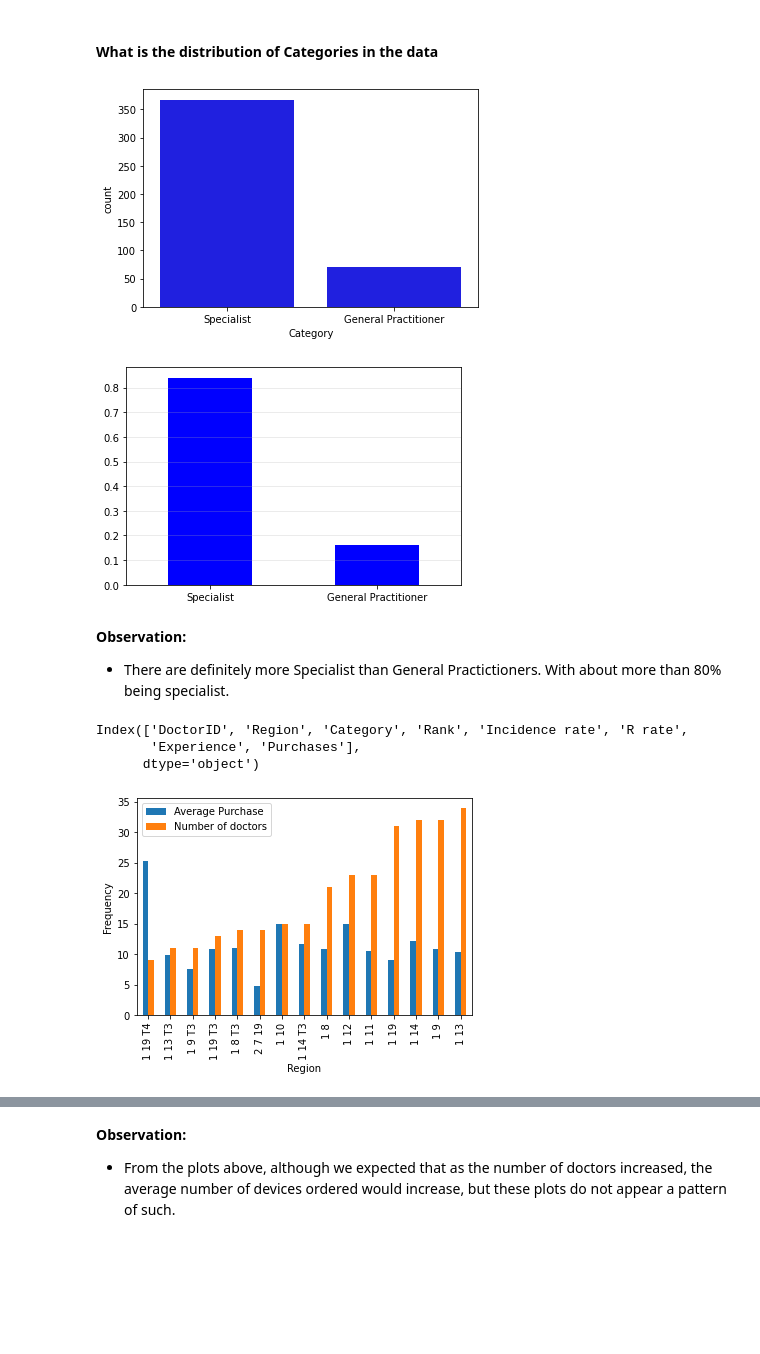
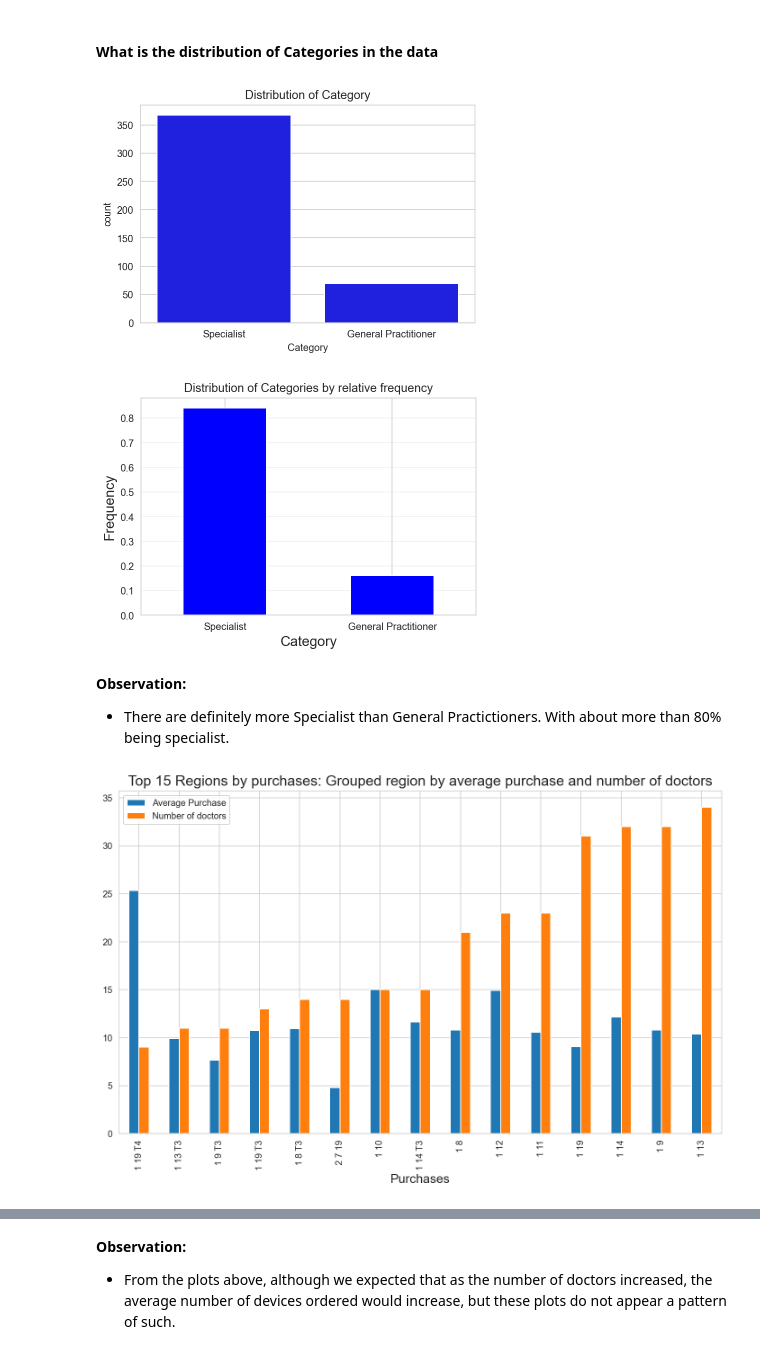
Before and after one commit to deelight-del/Clustering_doctors, a Jupyter notebook: Kprototype algorithm.ipynb, the cells around one changed output, grey strips where cells are left out. Cells and saved outputs as stored; diff of their text form; code cells hidden in the pictures; blank space fills up the shorter version.

```diff
--- a/Kprototype algorithm.ipynb
+++ b/Kprototype algorithm.ipynb
@@ -609,33 +636,32 @@ plt.xticks(bins, bins);
 #### What is the distribution of Categories in the data
 # %%
 sns.countplot(data=doctors_df,
-             x = "Category", color="b");
+             x = "Category", color="b")
+plt.title("Distribution of Category");
 # %% [output]
-[figure, old version]
+[figure, new version]
 # %%
 doctors_df["Category"].value_counts(normalize = True).plot(kind = "bar", color = "b")
 plt.xticks(rotation = 0)
-plt.grid(axis = "y", alpha = 0.3);
+plt.grid(axis = "y", alpha = 0.3)
+plt.title("Distribution of Categories by relative frequency")
+plt.xlabel("Category", fontsize = 14)
+plt.ylabel("Frequency", fontsize = 14);
 # %% [output]
-[figure, old version]
+[figure, new version]
 # %% [markdown]
 **Observation:**
 
 - There are definitely more Specialist than General Practictioners. With about more than 80% being specialist.
-# %%
-doctors_df.columns
-# %% [output]
-Index(['DoctorID', 'Region', 'Category', 'Rank', 'Incidence rate', 'R rate',
-       'Experience', 'Purchases'],
-      dtype='object')
 # %%
 #Using the groupby to group doctor counts and the average purchase by region
 
 region_gb = (doctors_df.groupby("Region")["Purchases"].aggregate(["mean", "count"])
  .rename(columns = {"mean": "Average Purchase", "count": "Number of doctors"}))
 # %%
-region_gb.sort_values("Number of doctors", ascending = True).tail(15).plot(kind = "bar")
-plt.ylabel("Frequency");
+region_gb.sort_values("Number of doctors", ascending = True).tail(15).plot(kind = "bar", figsize = [12, 7])
+plt.title("Top 15 Regions by purchases: Grouped region by average purchase and number of doctors", fontsize = 16)
+plt.xlabel("Purchases", fontsize = 14);
 # %% [output]
-[figure, old version]
+[figure, new version]
 # %%
```
Also changed, not shown: parts of 73 cells of this notebook, 1 other file.
